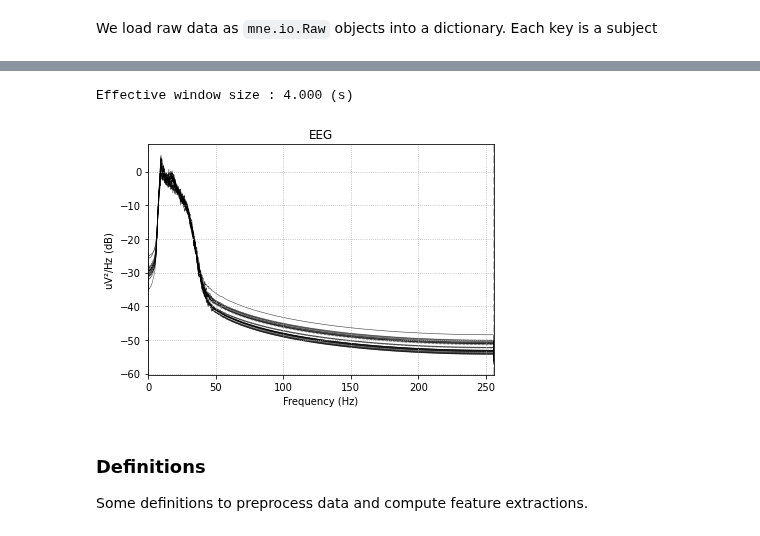
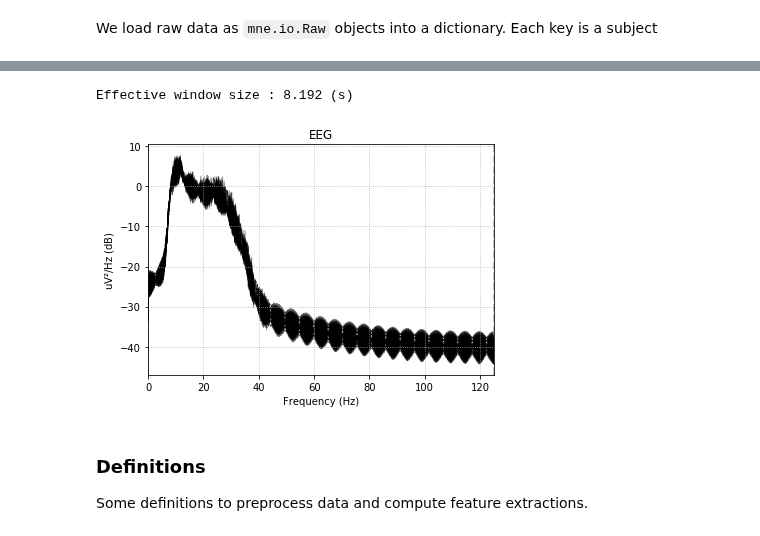
Before and after one commit to rameerez/brain-computer-interfacing, a Jupyter notebook: project/02-Preprocessing.ipynb, the cells around one changed output, grey strips where cells are left out. Drawn from its saved outputs; the diff is of its cells as text; code cells hidden in the pictures.

```diff
--- a/project/02-Preprocessing.ipynb
+++ b/project/02-Preprocessing.ipynb
@@ -19,20 +19,20 @@ from scipy.signal import welch
 # %% [markdown]
 We load raw data as `mne.io.Raw` objects into a dictionary. Each key is a subject
 # %%
-def raw(n=14):
+def raw(n=9):
 
     '''Function for loading data
     n = number of subjects'''
 
-    raw_002 = {}
-    path = '../data/vendor/bnci-002-2014/'
+    raw_001 = {}
+    path = '../data/vendor/bnci-001-2014/'
     for i in range(n):
-        raw_002[str(i)] = mne.io.read_raw_fif(path + f'bnci-002-2014-{i+1}.fif', preload= True)
+        raw_001[str(i)] = mne.io.read_raw_fif(path + f'bnci-001-2014-{i+1}.fif', preload= True)
 
-    return(raw_002)
+    return(raw_001)
 
-raw_002 = raw()
+raw_001 = raw()
 
 #Example
-raw_002['0']
+raw_001['0']
 # %% [output]
@@ -114,8 +89,8 @@ fig = raw_002['0'].plot(start = 0., duration = 50, scalings=0.5e-4, remove_dc=Tr
 # %%
-fig = raw_002['0'].plot_psd()
+fig = raw_001['0'].plot_psd()
 # %% [output]
-Effective window size : 4.000 (s)
+Effective window size : 8.192 (s)
-[figure, old version]
+[figure, new version]
 # %% [markdown]
 ### Definitions
 
```
Also changed, not shown: parts of 8 cells of this notebook, 22 other files.
